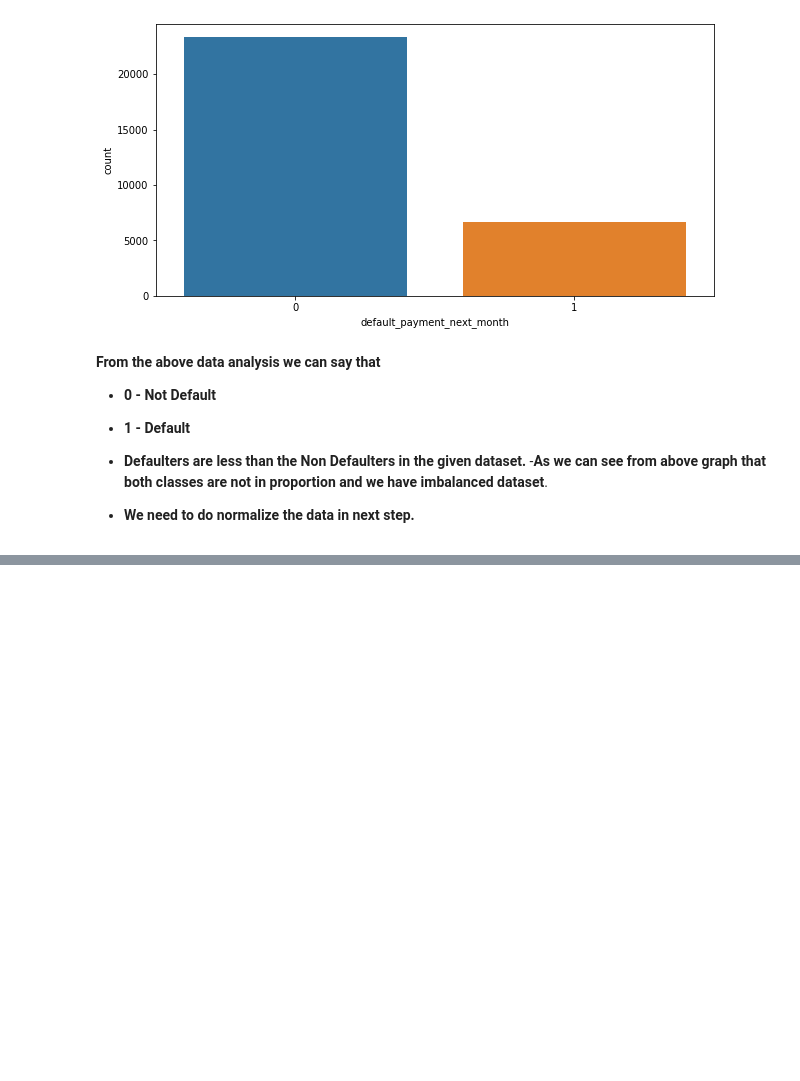
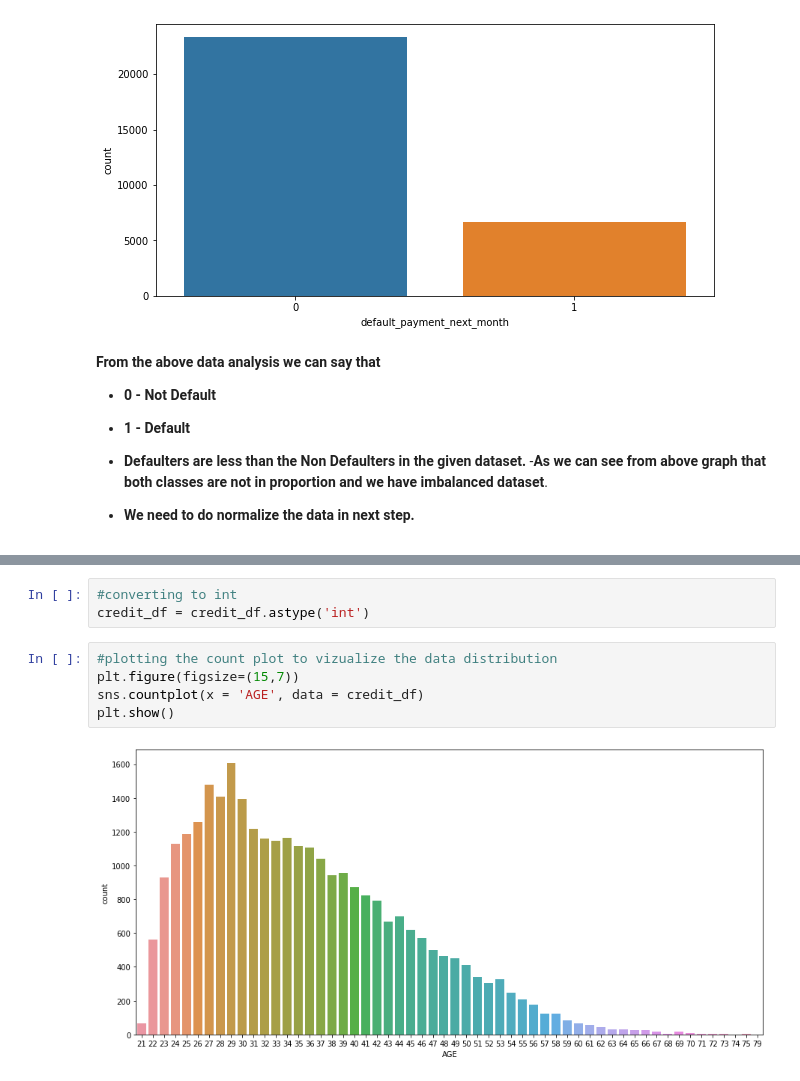
Before and after one commit to SwenFereira/Swen-Fereira-Card-Default-Prediction---Capstone-Project, a Jupyter notebook: Final_Copy_of_Swen_Fereira_Card_Default_Prediction_Capstone_Project.ipynb, the cells around one changed output, grey strips where cells are left out. Cells and saved outputs as stored; diff of their text form; blank space fills up the shorter version.

```diff
--- a/Final_Copy_of_Swen_Fereira_Card_Default_Prediction_Capstone_Project.ipynb
+++ b/Final_Copy_of_Swen_Fereira_Card_Default_Prediction_Capstone_Project.ipynb
@@ -249,0 +408,10 @@ sns.countplot(x = 'default_payment_next_month', data = credit_df)
+# %%
+#converting to int
+credit_df = credit_df.astype('int')
+# %%
+#plotting the count plot to vizualize the data distribution
+plt.figure(figsize=(15,7))
+sns.countplot(x = 'AGE', data = credit_df)
+plt.show()
+# %% [output]
+[figure, added]
```
Also changed, not shown: parts of 27 cells of this notebook.
